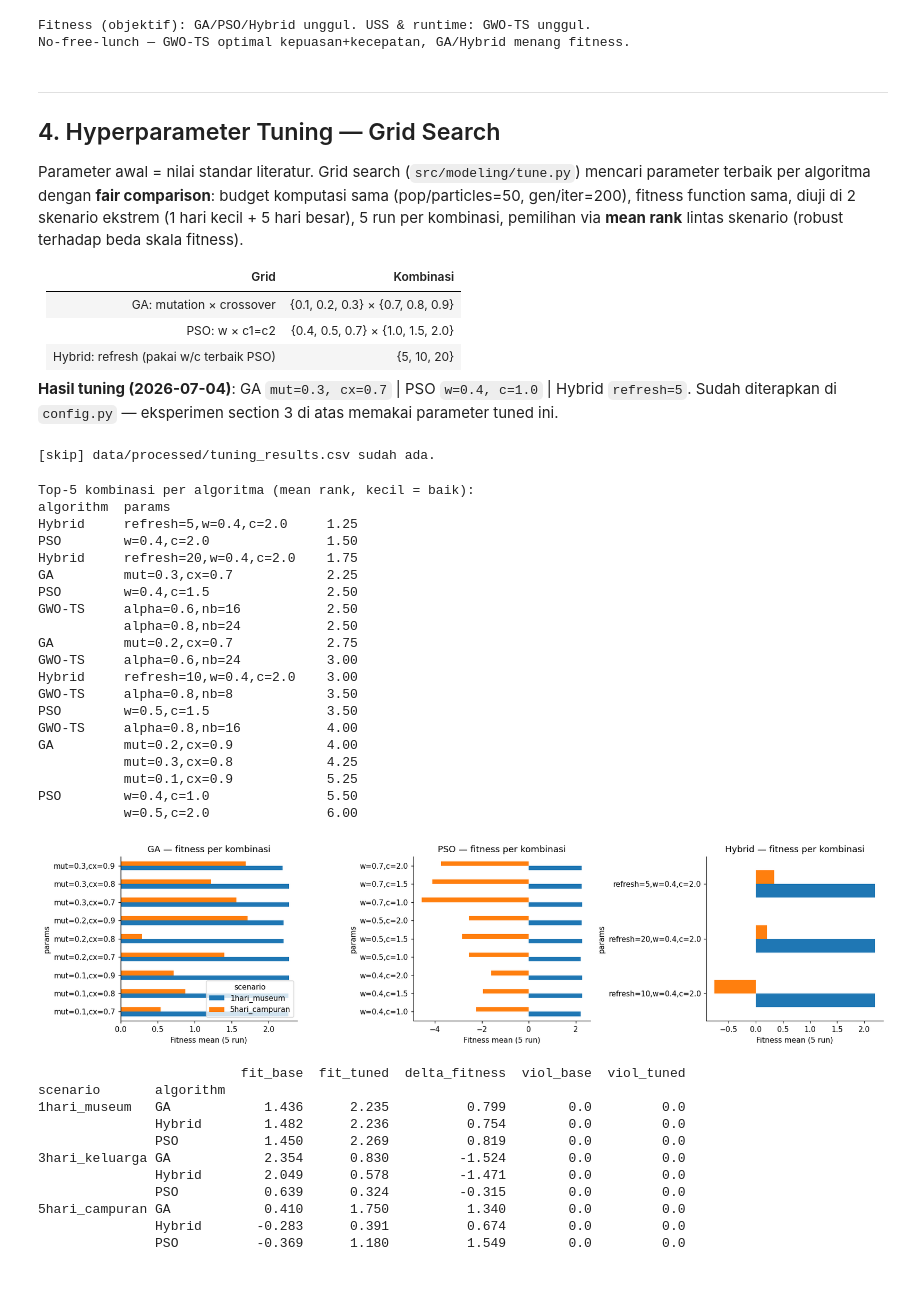
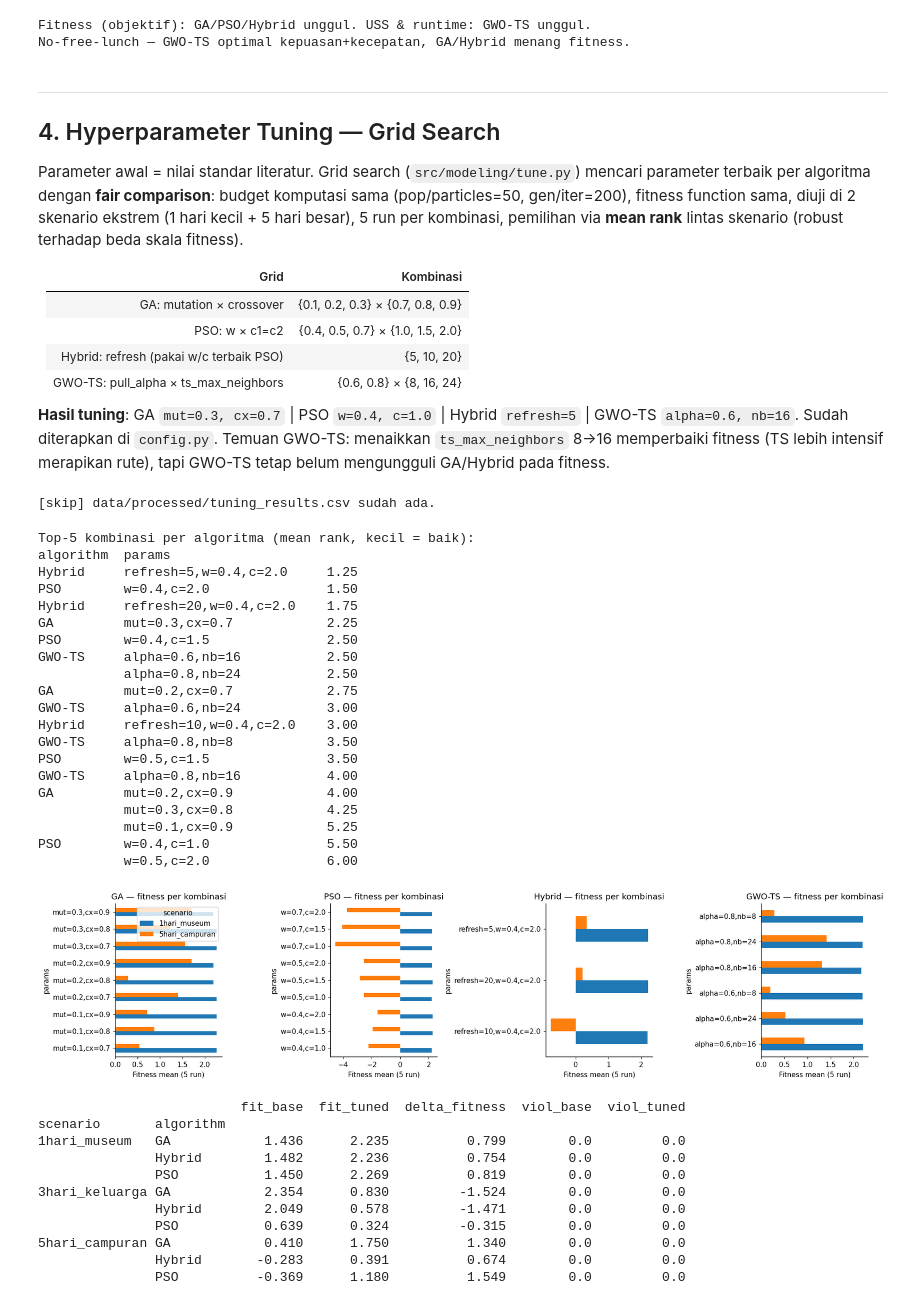
Before and after one commit to Hazjel/sistem-rekomendasi-destinasi-wisata-jakarta, a Jupyter notebook: notebooks/06_optimization.ipynb, the cells around one changed output. Saved outputs shown, nothing was run; the diff lists cells and outputs as text; code cells hidden in the pictures.

```diff
--- a/notebooks/06_optimization.ipynb
+++ b/notebooks/06_optimization.ipynb
@@ -390,10 +392,12 @@ lintas skenario (robust terhadap beda skala fitness).
 | GA: mutation × crossover | {0.1, 0.2, 0.3} × {0.7, 0.8, 0.9} |
 | PSO: w × c1=c2 | {0.4, 0.5, 0.7} × {1.0, 1.5, 2.0} |
 | Hybrid: refresh (pakai w/c terbaik PSO) | {5, 10, 20} |
+| GWO-TS: pull_alpha × ts_max_neighbors | {0.6, 0.8} × {8, 16, 24} |
 
-**Hasil tuning (2026-07-04)**: GA `mut=0.3, cx=0.7` | PSO `w=0.4, c=1.0` |
-Hybrid `refresh=5`. Sudah diterapkan di `config.py` — eksperimen section 3 di atas
-memakai parameter tuned ini.
+**Hasil tuning**: GA `mut=0.3, cx=0.7` | PSO `w=0.4, c=1.0` | Hybrid `refresh=5`
+| GWO-TS `alpha=0.6, nb=16`. Sudah diterapkan di `config.py`. Temuan GWO-TS:
+menaikkan `ts_max_neighbors` 8→16 memperbaiki fitness (TS lebih intensif
+merapikan rute), tapi GWO-TS tetap belum mengungguli GA/Hybrid pada fitness.
 # %%
 # [RUN] grid search tuning (cache-aware — hapus CSV untuk rerun, ~10-15 menit)
 TUNING_CSV = 'data/processed/tuning_results.csv'
@@ -413,37 +417,38 @@ rank_tbl = (tun.groupby(['algorithm', 'params'])['rank'].mean()
 print('Top-5 kombinasi per algoritma (mean rank, kecil = baik):')
 print(rank_tbl.to_string())
 
-fig, axes = plt.subplots(1, 3, figsize=(16, 4))
-for ax, algo in zip(axes, ['GA', 'PSO', 'Hybrid']):
+algos = [a for a in ['GA', 'PSO', 'Hybrid', 'GWO-TS'] if a in tun['algorithm'].unique()]
+fig, axes = plt.subplots(1, len(algos), figsize=(4.2 * len(algos), 4))
+for ax, algo in zip(np.atleast_1d(axes), algos):
     sub = tun[tun.algorithm == algo]
     piv = sub.pivot_table(index='params', columns='scenario', values='fitness_mean')
-    piv.plot(kind='barh', ax=ax, legend=(algo == 'GA'))
+    piv.plot(kind='barh', ax=ax, legend=(algo == algos[0]))
     ax.set_title(f'{algo} — fitness per kombinasi')
     ax.set_xlabel('Fitness mean (5 run)')
 plt.tight_layout()
 plt.show()
 # %% [output]
 Top-5 kombinasi per algoritma (mean rank, kecil = baik):
 algorithm  params
 Hybrid     refresh=5,w=0.4,c=2.0     1.25
 PSO        w=0.4,c=2.0               1.50
 Hybrid     refresh=20,w=0.4,c=2.0    1.75
 GA         mut=0.3,cx=0.7            2.25
 PSO        w=0.4,c=1.5               2.50
 GWO-TS     alpha=0.6,nb=16           2.50
            alpha=0.8,nb=24           2.50
 GA         mut=0.2,cx=0.7            2.75
 GWO-TS     alpha=0.6,nb=24           3.00
 Hybrid     refresh=10,w=0.4,c=2.0    3.00
 GWO-TS     alpha=0.8,nb=8            3.50
 PSO        w=0.5,c=1.5               3.50
 GWO-TS     alpha=0.8,nb=16           4.00
 GA         mut=0.2,cx=0.9            4.00
            mut=0.3,cx=0.8            4.25
            mut=0.1,cx=0.9            5.25
 PSO        w=0.4,c=1.0               5.50
            w=0.5,c=2.0               6.00
-[figure, old version]
+[figure, new version]
 # %%
 # [STATS] Before/After tuning — dampak parameter terhadap hasil akhir
 base_p = 'data/processed/optimization_results_base.csv'
```
Also changed, not shown: parts of 3 cells of this notebook, 1 other file.
